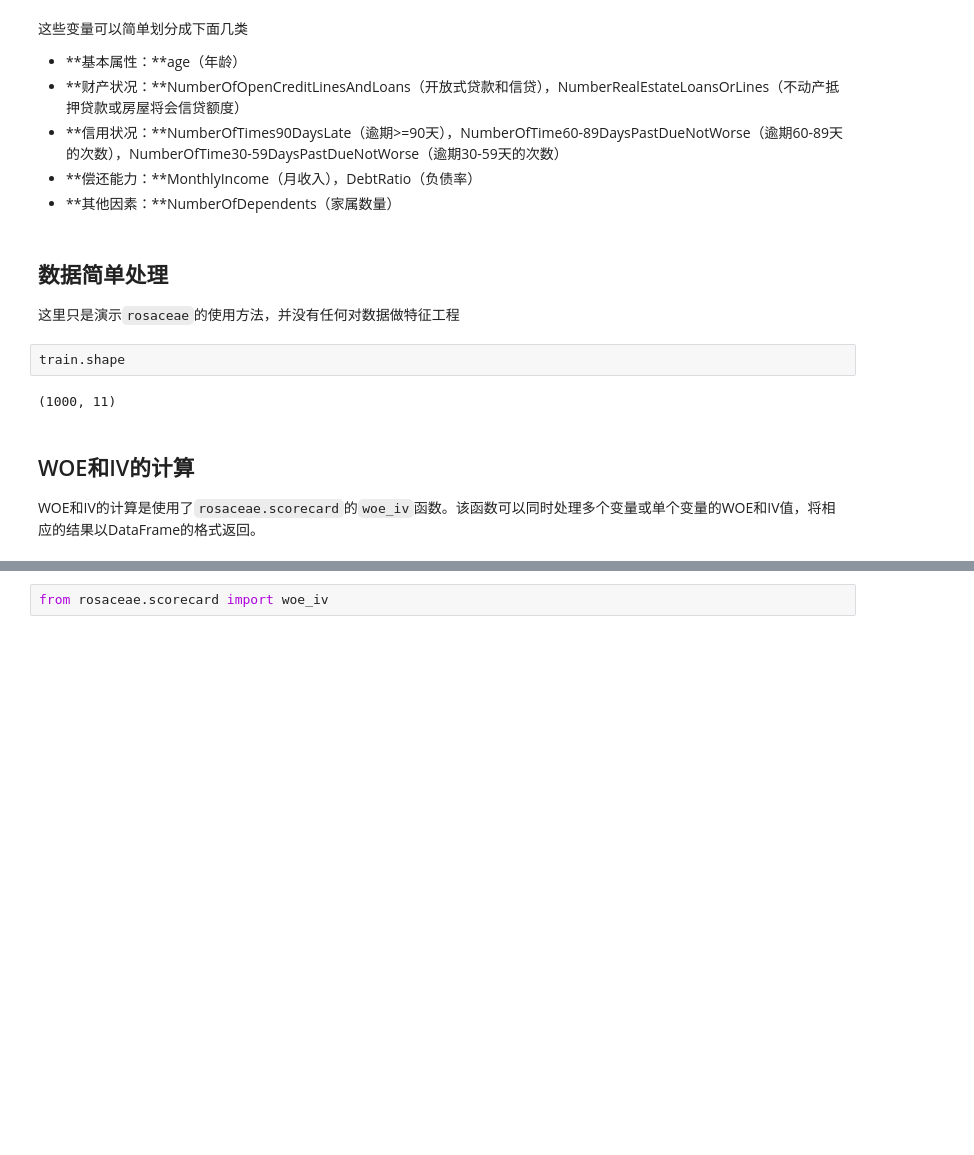
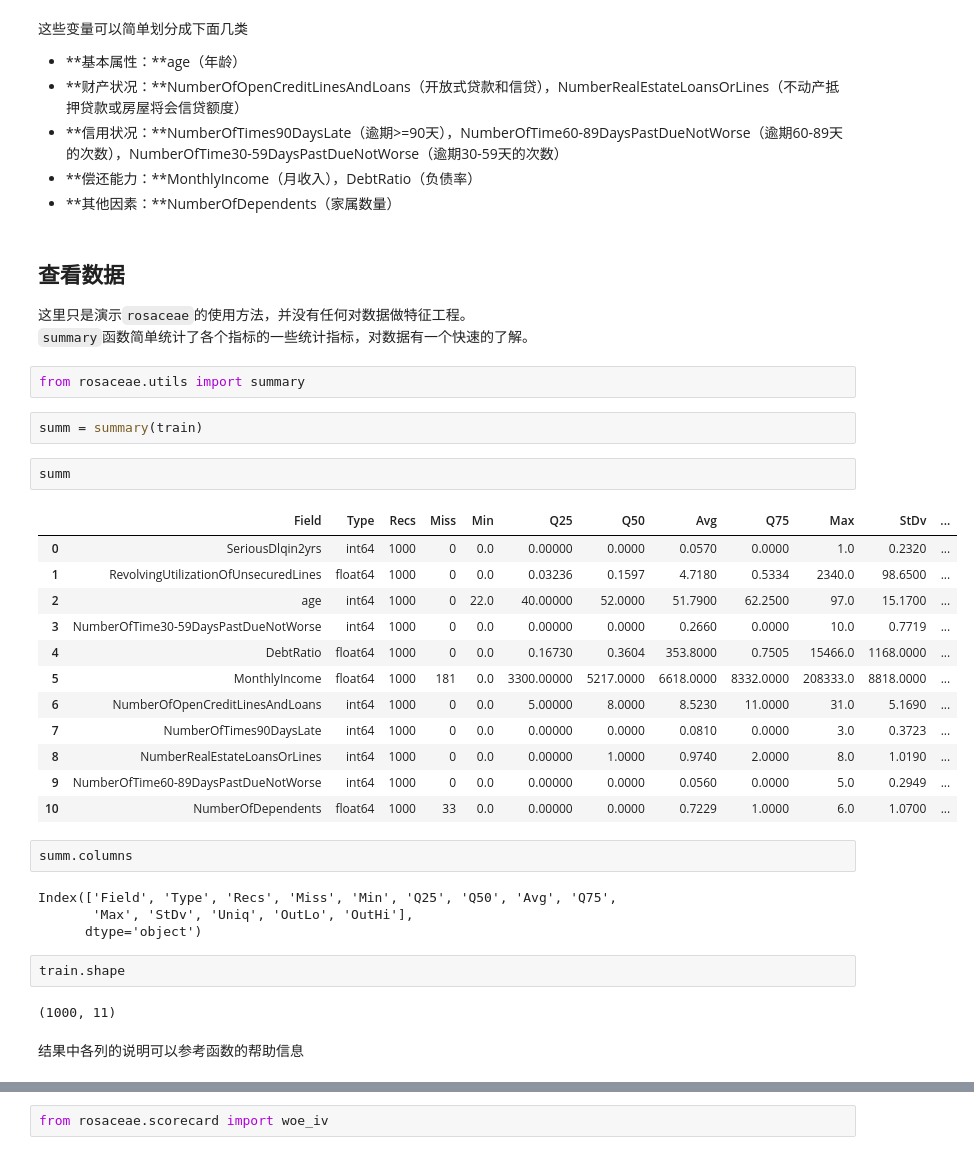
Before and after one commit to l0o0/rosaceae, a Jupyter notebook: examples/demo.ipynb, the cells around one changed output, grey strips where cells are left out. Saved outputs shown, nothing was run; the diff lists cells and outputs as text; blank space fills up the shorter version.

```diff
--- a/examples/demo.ipynb
+++ b/examples/demo.ipynb
@@ -50,12 +65,37 @@ display(data_info)
 + **偿还能力：**MonthlyIncome（月收入），DebtRatio（负债率）
 + **其他因素：**NumberOfDependents（家属数量）
 # %% [markdown]
-## 数据简单处理
-这里只是演示`rosaceae`的使用方法，并没有任何对数据做特征工程
+## 查看数据
+这里只是演示`rosaceae`的使用方法，并没有任何对数据做特征工程。
+`summary`函数简单统计了各个指标的一些统计指标，对数据有一个快速的了解。
+# %%
+from rosaceae.utils import summary
+# %%
+summ = summary(train)
+# %%
+summ
+# %% [output]
+|  | Field | Type | Recs | Miss | Min | Q25 | Q50 | Avg | Q75 | Max | StDv | ... |
+| 0 | SeriousDlqin2yrs | int64 | 1000 | 0 | 0.0 | 0.00000 | 0.0000 | 0.0570 | 0.0000 | 1.0 | 0.2320 | ... |
+| 1 | RevolvingUtilizationOfUnsecuredLines | float64 | 1000 | 0 | 0.0 | 0.03236 | 0.1597 | 4.7180 | 0.5334 | 2340.0 | 98.6500 | ... |
+| 2 | age | int64 | 1000 | 0 | 22.0 | 40.00000 | 52.0000 | 51.7900 | 62.2500 | 97.0 | 15.1700 | ... |
+| 3 | NumberOfTime30-59DaysPastDueNotWorse | int64 | 1000 | 0 | 0.0 | 0.00000 | 0.0000 | 0.2660 | 0.0000 | 10.0 | 0.7719 | ... |
+| 4 | DebtRatio | float64 | 1000 | 0 | 0.0 | 0.16730 | 0.3604 | 353.8000 | 0.7505 | 15466.0 | 1168.0000 | ... |
+| 5 | MonthlyIncome | float64 | 1000 | 181 | 0.0 | 3300.00000 | 5217.0000 | 6618.0000 | 8332.0000 | 208333.0 | 8818.0000 | ... |
+| 6 | NumberOfOpenCreditLinesAndLoans | int64 | 1000 | 0 | 0.0 | 5.00000 | 8.0000 | 8.5230 | 11.0000 | 31.0 | 5.1690 | ... |
+| 7 | NumberOfTimes90DaysLate | int64 | 1000 | 0 | 0.0 | 0.00000 | 0.0000 | 0.0810 | 0.0000 | 3.0 | 0.3723 | ... |
+| 8 | NumberRealEstateLoansOrLines | int64 | 1000 | 0 | 0.0 | 0.00000 | 1.0000 | 0.9740 | 2.0000 | 8.0 | 1.0190 | ... |
+| 9 | NumberOfTime60-89DaysPastDueNotWorse | int64 | 1000 | 0 | 0.0 | 0.00000 | 0.0000 | 0.0560 | 0.0000 | 5.0 | 0.2949 | ... |
+| 10 | NumberOfDependents | float64 | 1000 | 33 | 0.0 | 0.00000 | 0.0000 | 0.7229 | 1.0000 | 6.0 | 1.0700 | ... |
+# %%
+summ.columns
+# %% [output]
+Index(['Field', 'Type', 'Recs', 'Miss', 'Min', 'Q25', 'Q50', 'Avg', 'Q75',
+       'Max', 'StDv', 'Uniq', 'OutLo', 'OutHi'],
+      dtype='object')
 # %%
 train.shape
 # %% [output]
 (1000, 11)
-# %% [markdown]
-## WOE和IV的计算
-WOE和IV的计算是使用了`rosaceae.scorecard`的`woe_iv`函数。该函数可以同时处理多个变量或单个变量的WOE和IV值，将相应的结果以DataFrame的格式返回。
+# %% [markdown]
+结果中各列的说明可以参考函数的帮助信息
```
Also changed, not shown: parts of 41 cells of this notebook, 1 other file.
